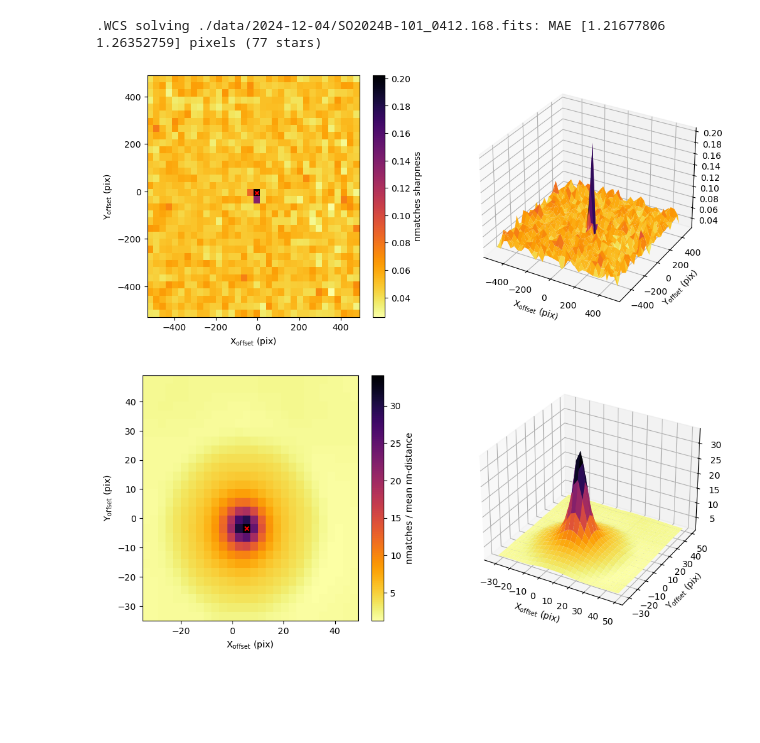
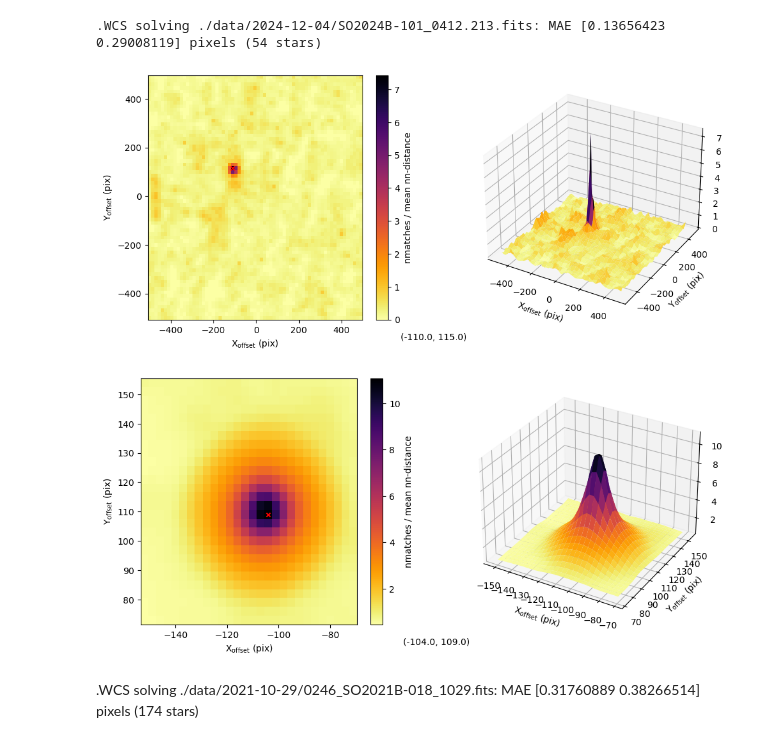
Before and after one commit to DataProcessing-UFRJ/dataproc, a Jupyter notebook: main.ipynb, the cells around one changed output. Saved outputs shown, nothing was run; the diff lists cells and outputs as text; code cells hidden in the pictures; blank space fills up the shorter version.

```diff
--- a/main.ipynb
+++ b/main.ipynb
@@ -37,12 +20,14 @@ KeyboardInterrupt:
 # %%
 from packages.wcs_functions import wcs_solve
-wcs_solve('./data/2024-12-04/SO2024B-101_0412.168.fits',
-          max_shift=500, match_radius=30, figure=True,
-          cat_constraints={'Gmag': '< 20','IPDfow': '< 1','sepsi': '< 2'})
+wcs_solve('./data/2024-12-04/SO2024B-101_0412.213.fits',
+          offset_max_shift=500, match_radius=30,
+          reset_wcs=True, offset_figure=True)
 # %% [output]
-.WCS solving ./data/2024-12-04/SO2024B-101_0412.168.fits: MAE [1.21677806 1.26352759] pixels (77 stars)
+.WCS solving ./data/2024-12-04/SO2024B-101_0412.213.fits: MAE [0.13656423 0.29008119] pixels (54 stars)
-[figure, old version]
+[figure, new version]
-[figure, old version]
+[figure, new version]
+# %% [markdown]
+.WCS solving ./data/2021-10-29/0246_SO2021B-018_1029.fits: MAE [0.31760889 0.38266514] pixels (174 stars)
 # %%
 from astropy.io import fits
 # imglst = ['SO2017B-014_1220.115.fits','SO2017B-014_1220.116.fits','SO2017B-014_1220.117.fits','SO2017B-014_1220.118.fits','SO2017B-014_1220.119.fits','SO2017B-014_1220.120.fits','SO2017B-014_1220.121.fits']
```
Also changed, not shown: parts of 1 cell of this notebook, 13 other files.
